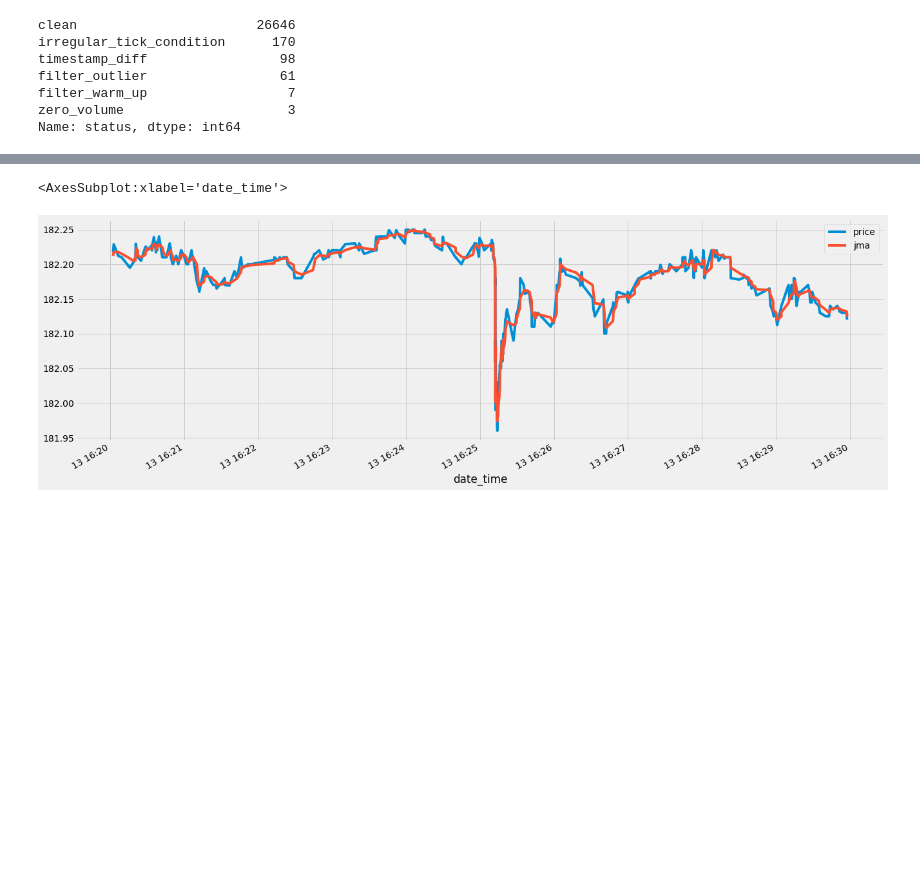
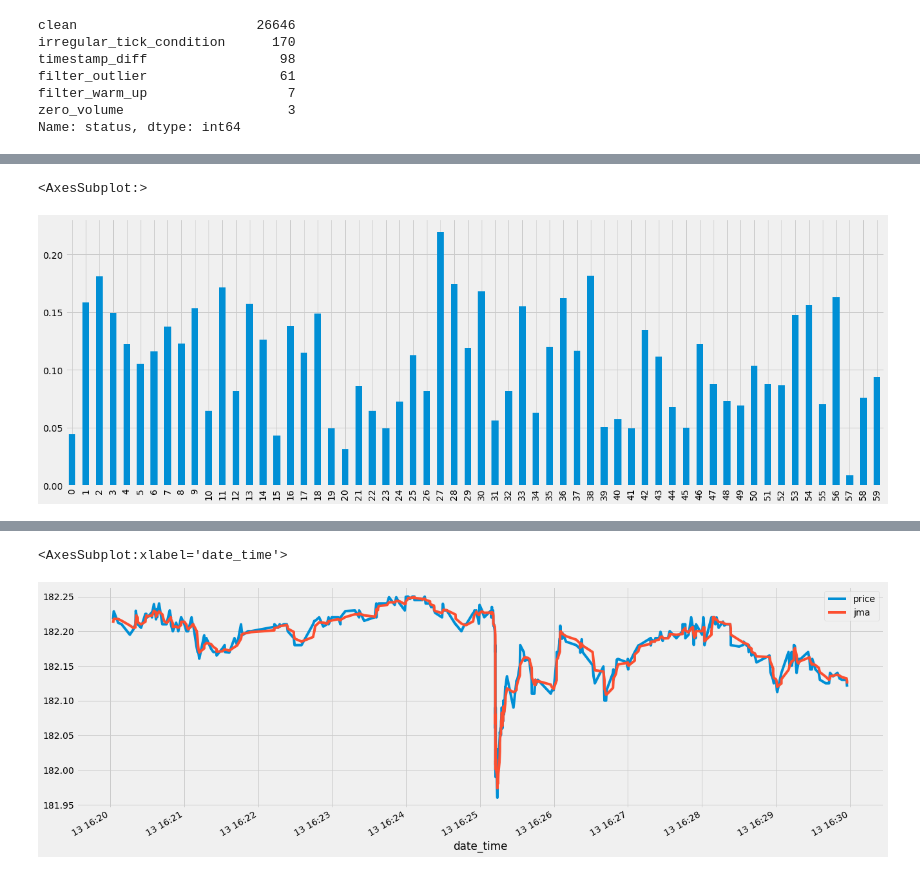
Before and after one commit to bobcolner/pandas-polygon, a Jupyter notebook: nb_notebook.ipynb, the cells around one changed output, grey strips where cells are left out. Saved outputs shown, nothing was run; the diff lists cells and outputs as text; code cells hidden in the pictures; blank space fills up the shorter version.

```diff
--- a/nb_notebook.ipynb
+++ b/nb_notebook.ipynb
@@ -125,0 +120,5 @@ Name: pct_diff, dtype: float64
+# %%
+(bars_df.jma_wq90-bars_df.jma_wq10).plot.bar()
+# %% [output]
+<AxesSubplot:>
+[figure, added]
```
Also changed, not shown: parts of 14 cells of this notebook, 2 other files.
